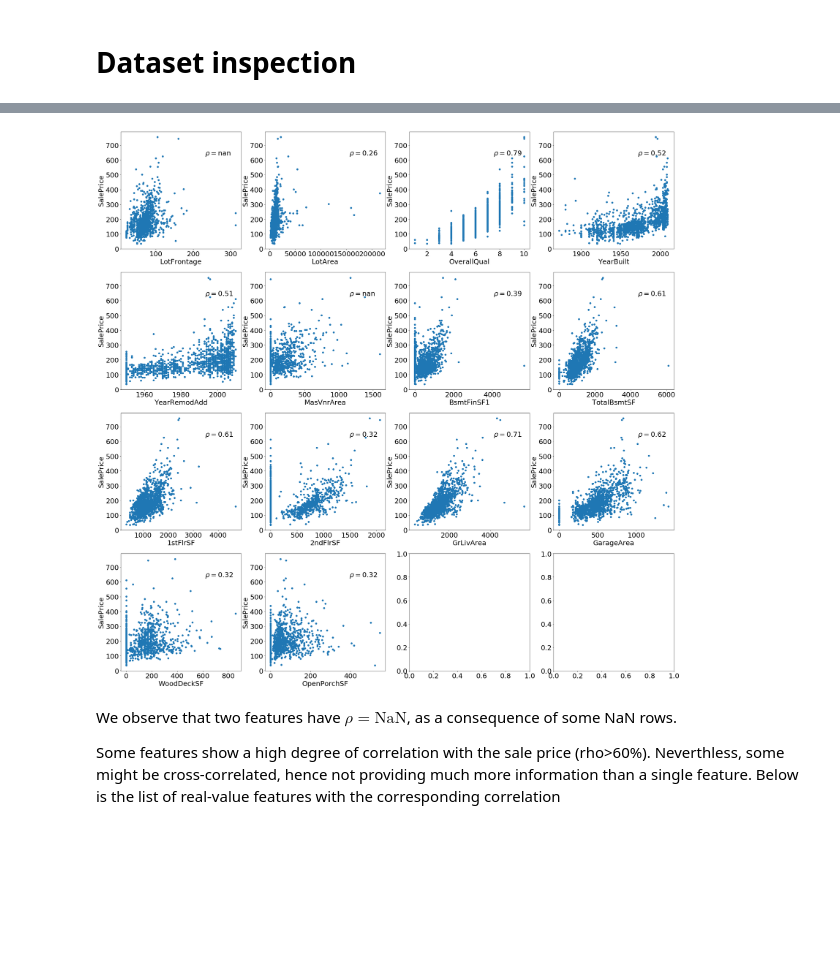
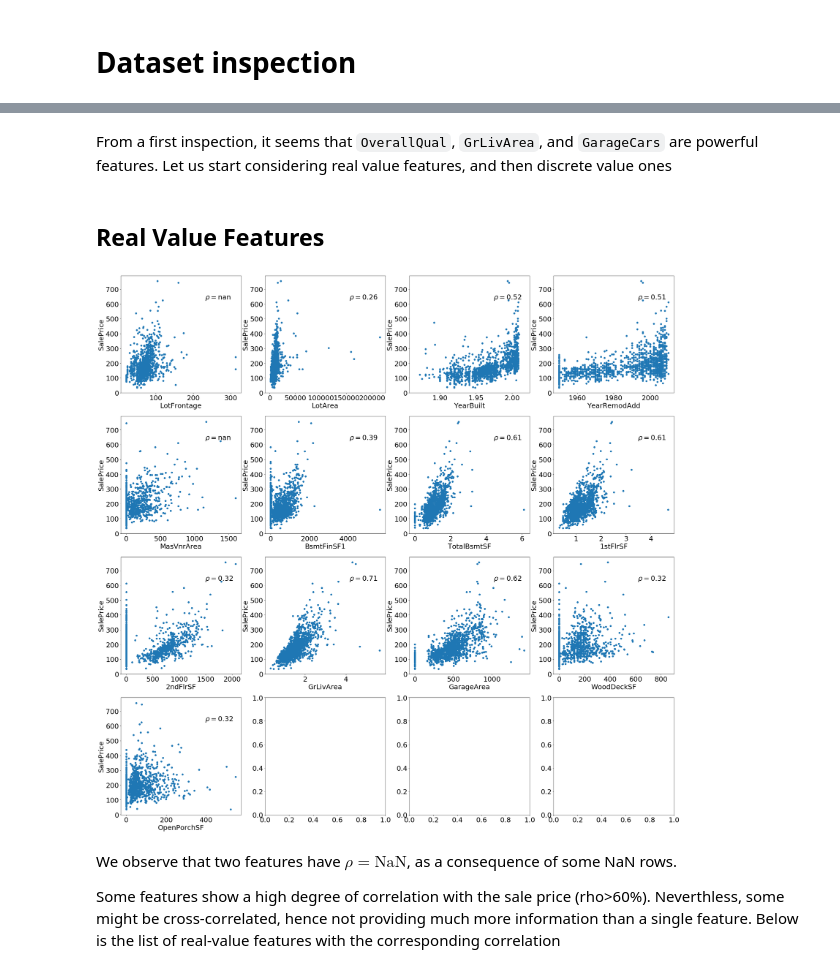
Before and after one commit to flucarelli94/MachineLearning_projects, a Jupyter notebook: House prices/Sale_price_prediction.ipynb, the cells around one changed output, grey strips where cells are left out. Saved outputs shown, nothing was run; the diff lists cells and outputs as text; code cells hidden in the pictures; blank space fills up the shorter version.

```diff
--- a/House prices/Sale_price_prediction.ipynb
+++ b/House prices/Sale_price_prediction.ipynb
@@ -76,0 +75,4 @@ Let us investigate which variables might be the most correlated with the sale pr
+# %%
+matplotlib.rcParams["font.size"] = 10
+plt.figure(figsize= (15 , 15))
+sns.heatmap(train_init.drop("Id", axis = 1).corr(),cmap="Blues")
@@ -77,3 +82,7 @@ Let us investigate which variables might be the most correlated with the sale pr
+# %% [markdown]
+From a first inspection, it seems that `OverallQual`, `GrLivArea`, and `GarageCars` are powerful features. Let us start considering real value features, and then discrete value ones
+# %% [markdown]
+## Real Value Features
 # %%
 def make_scatter(varname1, varname2, ax):
     if np.average(train_init[varname2])>1000: train_init[varname2]=train_init[varname2]/1000.
@@ -81,24 +90,26 @@ def make_scatter(varname1, varname2, ax):
     ax.set_xlabel(varname1)
     ax.set_ylabel(varname2)
 # %%
-scatter_var = ['LotFrontage', 'LotArea', 'OverallQual', 'YearBuilt', 'YearRemodAdd',
+matplotlib.rcParams["font.size"] = 25
+
+scatter_var = ['LotFrontage', 'LotArea', 'YearBuilt', 'YearRemodAdd',
                'MasVnrArea', 'BsmtFinSF1', 'TotalBsmtSF', '1stFlrSF',
                '2ndFlrSF', 'GrLivArea', 'GarageArea', 'WoodDeckSF',
                'OpenPorchSF']
 rho = []
 
 fig, axs = plt.subplots(nrows=4, ncols=4, figsize=(36, 36))
 
 for ivar, var in enumerate(scatter_var):
     row = int(ivar/4)
     col = ivar%4
     make_scatter(var, 'SalePrice', axs[row, col])
     rho.append(pearsonr(train_init[var], train_init['SalePrice'])[0])
     plt.text(0.7, 0.8, r'$\rho=${:.2f}'.format(rho[-1]), transform=axs[row, col].transAxes)
 
 plt.show()
 # %% [output]
-[figure, old version]
+[figure, new version]
 # %% [markdown]
 We observe that two features have $\rho=\mathrm{NaN}$, as a consequence of some NaN rows.
 
```
Also changed, not shown: parts of 11 cells of this notebook.
